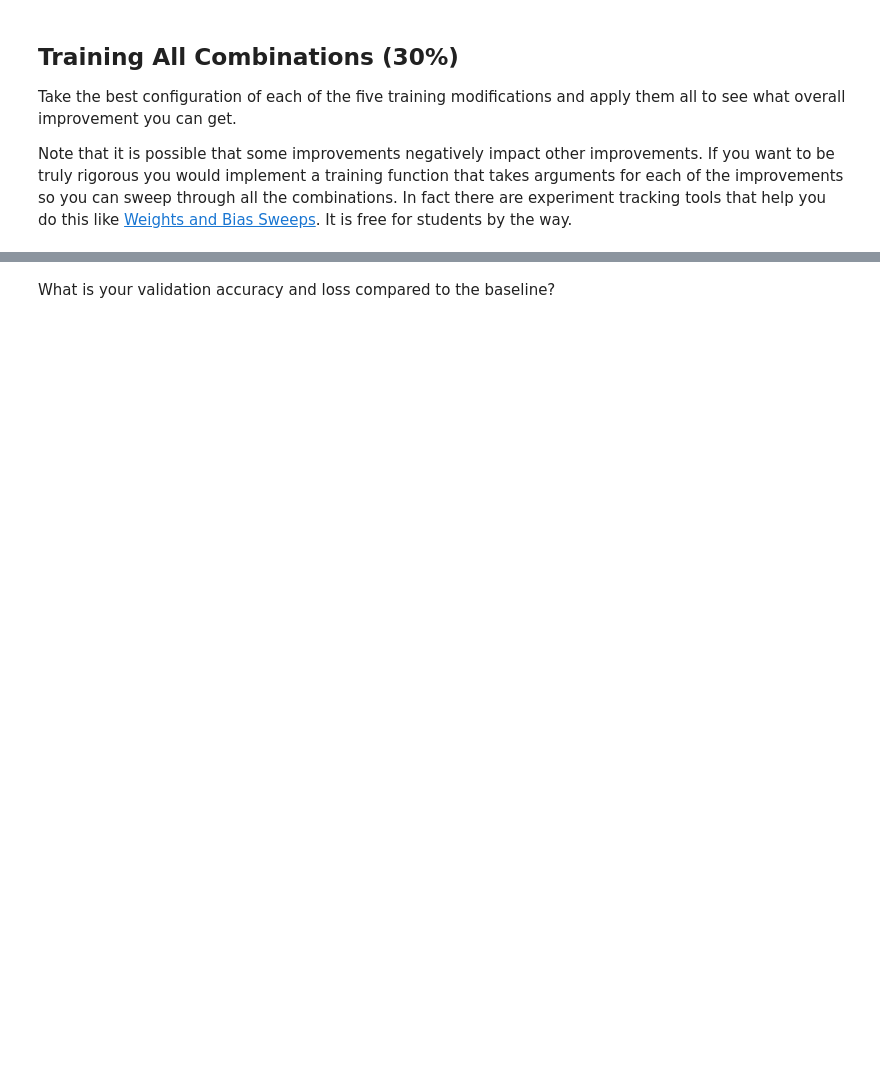
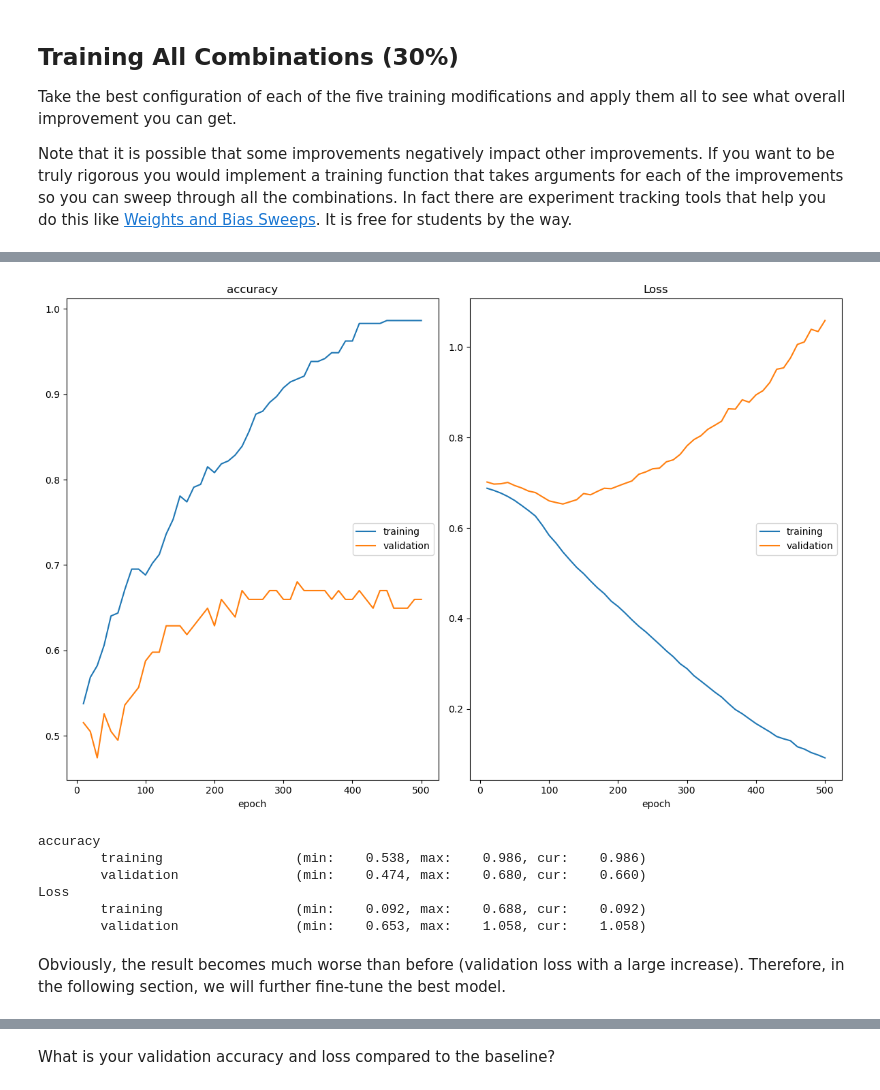
Before and after one commit to aaaaallentsai/DL-2026-Spring, a Jupyter notebook: hw/project1/project1.ipynb, the cells around one changed output, grey strips where cells are left out. Saved outputs shown, nothing was run; the diff lists cells and outputs as text; code cells hidden in the pictures; blank space fills up the shorter version.

```diff
--- a/hw/project1/project1.ipynb
+++ b/hw/project1/project1.ipynb
@@ -921,0 +917,79 @@ Ellipsis
+# %%
+# YOUR IMPLEMENTATION HERE
+# You can use multiple cells if you wish.
+
+# These are the best params found from the previous experiments.
+# Let's try it once
+old_best_epoch = 500
+old_best_learning_rate = 1.6e-4
+old_best_weight_decay = 5e-08
+old_best_augmentation = "flip"
+
+
+def train_best_model_old(model_class, epochs, learning_rate, weight_decay, augmentation=None, **kwargs):
+    """
+    Train my best model applied to training data.
+    """
+    model = model_class(**kwargs)
+    if torch.cuda.is_available():
+        model = model.cuda()
+
+    model = torch.nn.DataParallel(model)
+    model.train()
+    optimizer = torch.optim.Adam(model.parameters(), lr=learning_rate, weight_decay=weight_decay)
+
+    liveloss = livelossplot.PlotLosses()
+    for i in range(epochs):
+        model.train()
+
+        optimizer.zero_grad(set_to_none=True)
+
+        # apply augmentation only on train set
+        aug_train_X = augment_batch(train_X, augmentation)
+        prediction = model(aug_train_X)
+
+        loss = loss_function(prediction, train_Y)
+        loss.backward()
+        optimizer.step()
+
+        if (i + 1) % 10 == 0:
+            liveloss_updates = {}
+            with torch.no_grad():
+                model.eval()
+
+                def get_metrics(metrics_prefix, metrics_X, metrics_Y):
+                    metrics_prediction = model(metrics_X)
+                    return {
+                        f"{metrics_prefix}loss": loss_function(metrics_prediction, metrics_Y),
+                        f"{metrics_prefix}accuracy": torcheval.metrics.functional.multiclass_accuracy(
+                            torch.argmax(metrics_prediction, dim=-1), metrics_Y
+                        )
+                    }
+
+                liveloss_updates.update(get_metrics("", train_X, train_Y))
+                liveloss_updates.update(get_metrics("val_", validation_X, validation_Y))
+
+            liveloss_updates = {k: to_numpy(v) for k, v in liveloss_updates.items()}
+            liveloss.update(liveloss_updates, current_step=i+1)
+            liveloss.send()
+
+    return model
+
+set_seed(42)
+best_model = train_best_model_old(
+    TreeNetworkKaiming,
+    epochs=old_best_epoch,
+    learning_rate=old_best_learning_rate,
+    weight_decay=old_best_weight_decay,
+    augmentation=old_best_augmentation
+)
+# %% [output]
+[figure, added]
+accuracy
+        training                 (min:    0.538, max:    0.986, cur:    0.986)
+        validation               (min:    0.474, max:    0.680, cur:    0.660)
+Loss
+        training                 (min:    0.092, max:    0.688, cur:    0.092)
+        validation               (min:    0.653, max:    1.058, cur:    1.058)
+# %% [markdown]
+Obviously, the result becomes much worse than before (validation loss with a large increase). Therefore, in the following section, we will further fine-tune the best model.
```
Also changed, not shown: parts of 29 cells of this notebook, 1 other file.
